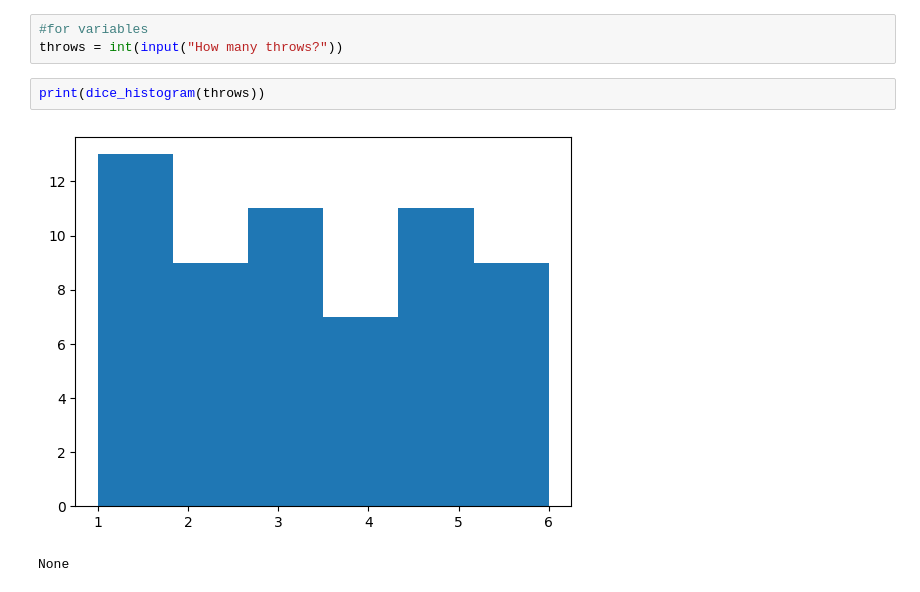
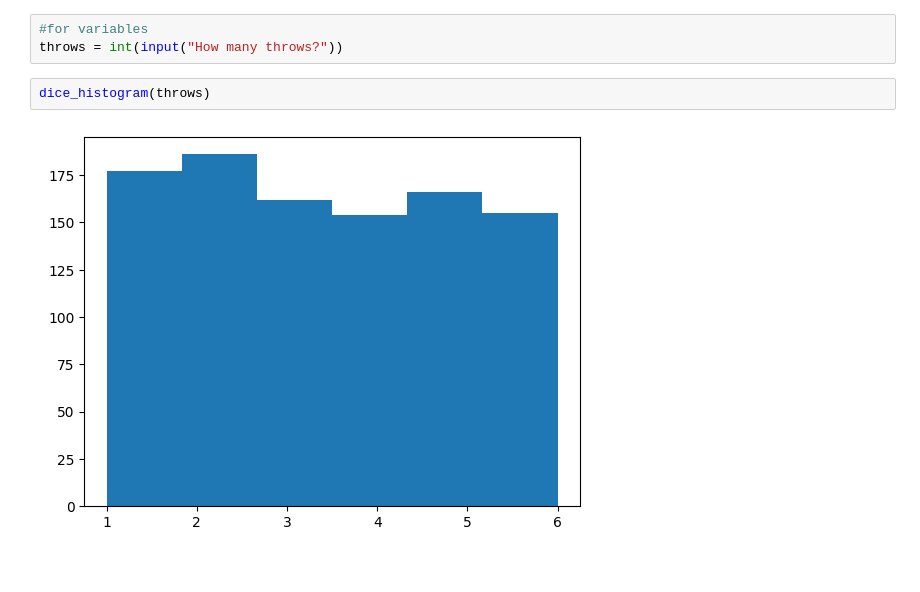
Before and after one commit to ValRCS/Python_SheGoesTech_22, a Jupyter notebook: Day_15_Jupyter_Notebooks/10_10_cw.ipynb, the cells around one changed output. Cells and saved outputs as stored; diff of their text form.

Commit message:
saved changes to dice throws

```diff
--- a/Day_15_Jupyter_Notebooks/10_10_cw.ipynb
+++ b/Day_15_Jupyter_Notebooks/10_10_cw.ipynb
@@ -25,8 +25,7 @@ def dice_histogram(throws):
 # %%
 #for variables
 throws = int(input("How many throws?"))
-# %%
-print(dice_histogram(throws))
-# %% [output]
-[figure, removed]
-None
+# %%
+dice_histogram(throws)
+# %% [output]
+[figure, added]
```
Also changed, not shown: parts of 1 cell of this notebook, 2 other files.
